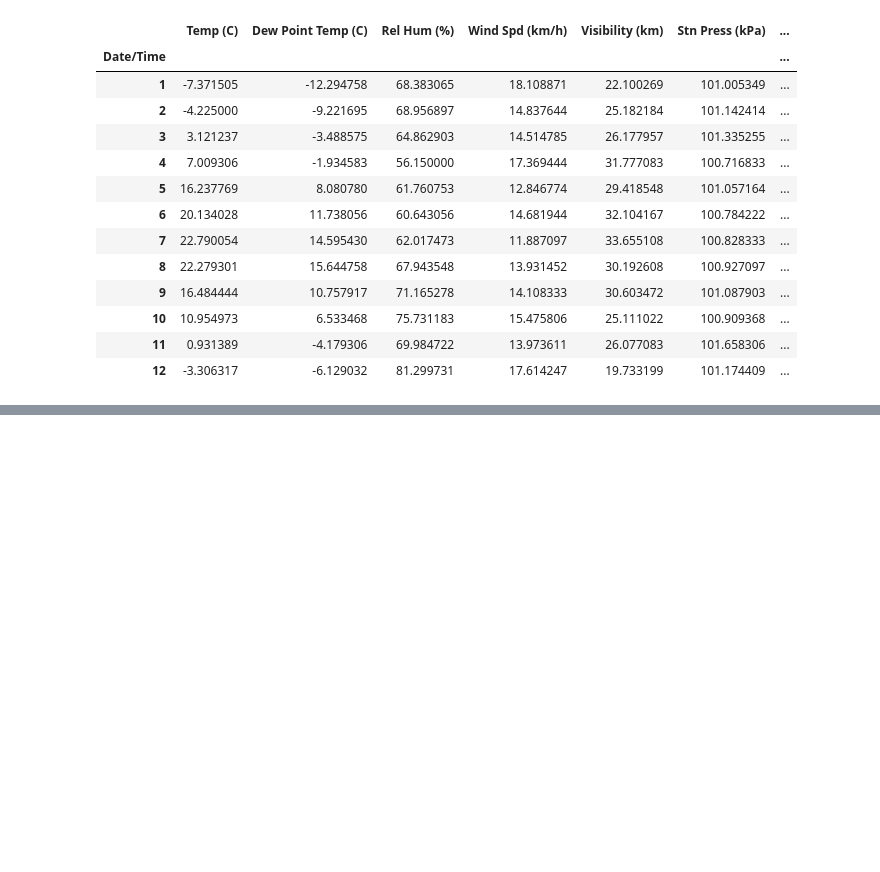
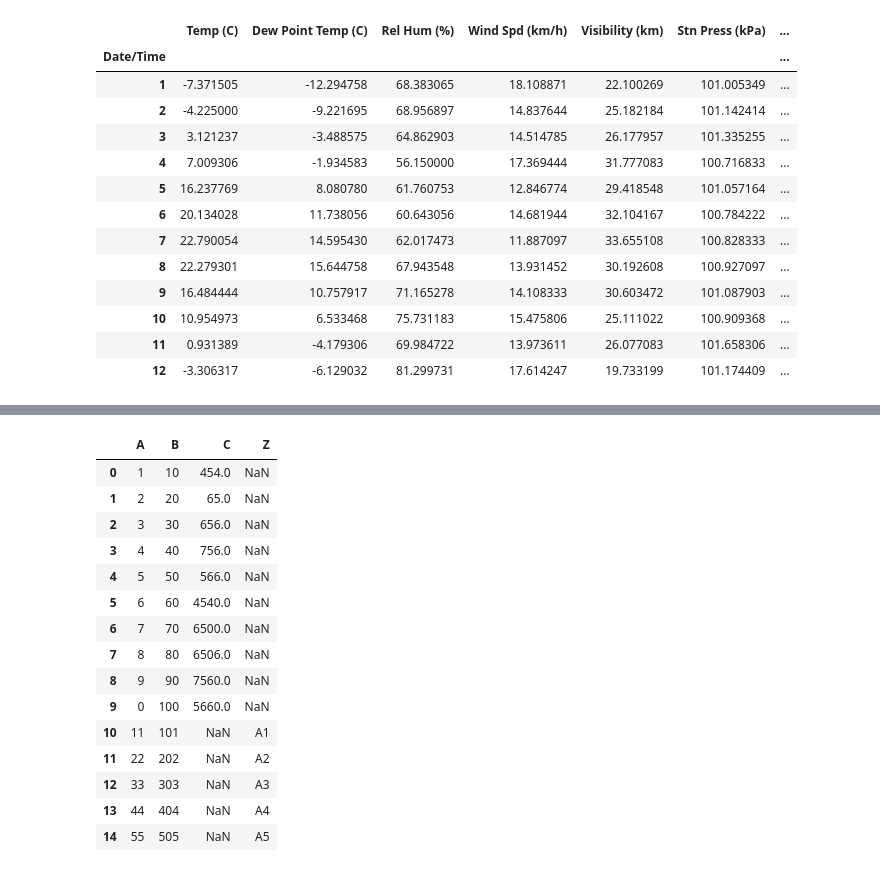
Before and after one commit to kronosxm/data_engineering, a Jupyter notebook: python-for-DE/python-practice/advanced/learning-python.ipynb, the cells around one changed output, grey strips where cells are left out. Cells and saved outputs as stored; diff of their text form; code cells hidden in the pictures; blank space fills up the shorter version.

```diff
--- a/python-for-DE/python-practice/advanced/learning-python.ipynb
+++ b/python-for-DE/python-practice/advanced/learning-python.ipynb
@@ -677,0 +725,21 @@ mean_temp
+# %%
+concatinated_df = pd.concat([df1, df2, df3])
+# %%
+concatinated_df
+# %% [output]
+|  | A | B | C | Z |
+| 0 | 1 | 10 | 454.0 | NaN |
+| 1 | 2 | 20 | 65.0 | NaN |
+| 2 | 3 | 30 | 656.0 | NaN |
+| 3 | 4 | 40 | 756.0 | NaN |
+| 4 | 5 | 50 | 566.0 | NaN |
+| 5 | 6 | 60 | 4540.0 | NaN |
+| 6 | 7 | 70 | 6500.0 | NaN |
+| 7 | 8 | 80 | 6506.0 | NaN |
+| 8 | 9 | 90 | 7560.0 | NaN |
+| 9 | 0 | 100 | 5660.0 | NaN |
+| 10 | 11 | 101 | NaN | A1 |
+| 11 | 22 | 202 | NaN | A2 |
+| 12 | 33 | 303 | NaN | A3 |
+| 13 | 44 | 404 | NaN | A4 |
+| 14 | 55 | 505 | NaN | A5 |
```
Also changed, not shown: parts of 15 cells of this notebook.
